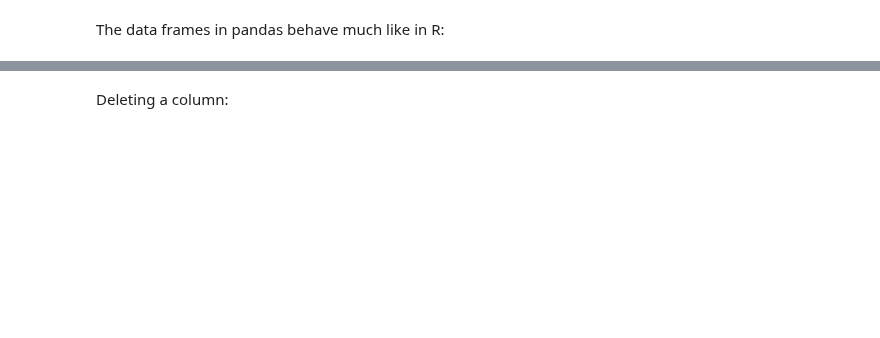
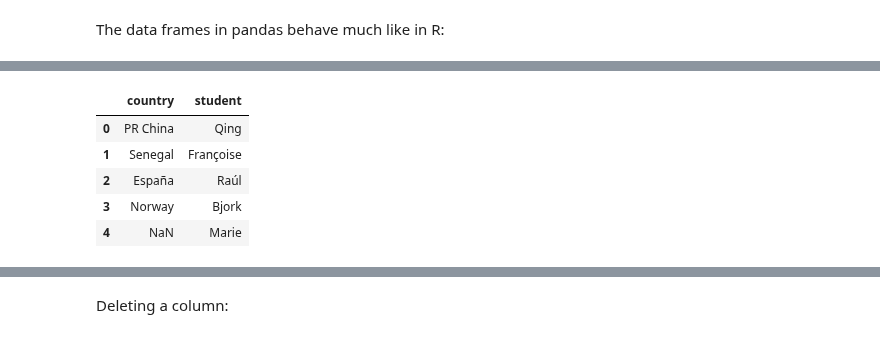
Before and after one commit to eScienceWinterSchool/PythonSession, a Jupyter notebook: index.ipynb, the cells around one changed output, grey strips where cells are left out. Saved outputs shown, nothing was run; the diff lists cells and outputs as text; code cells hidden in the pictures; blank space fills up the shorter version.

```diff
--- a/index.ipynb
+++ b/index.ipynb
@@ -156,6 +306,13 @@ students.iloc[:,[1,3]]
 # %%
 # this is also a DF
-students[['country','names']]
+students[['country','student']]
+# %% [output]
+|  | country | student |
+| 0 | PR China | Qing |
+| 1 | Senegal | Françoise |
+| 2 | España | Raúl |
+| 3 | Norway | Bjork |
+| 4 | NaN | Marie |
 # %%
 ## Using positions is the best way to get several columns:
 students.iloc[:,1:4]
```
Also changed, not shown: parts of 73 cells of this notebook.
